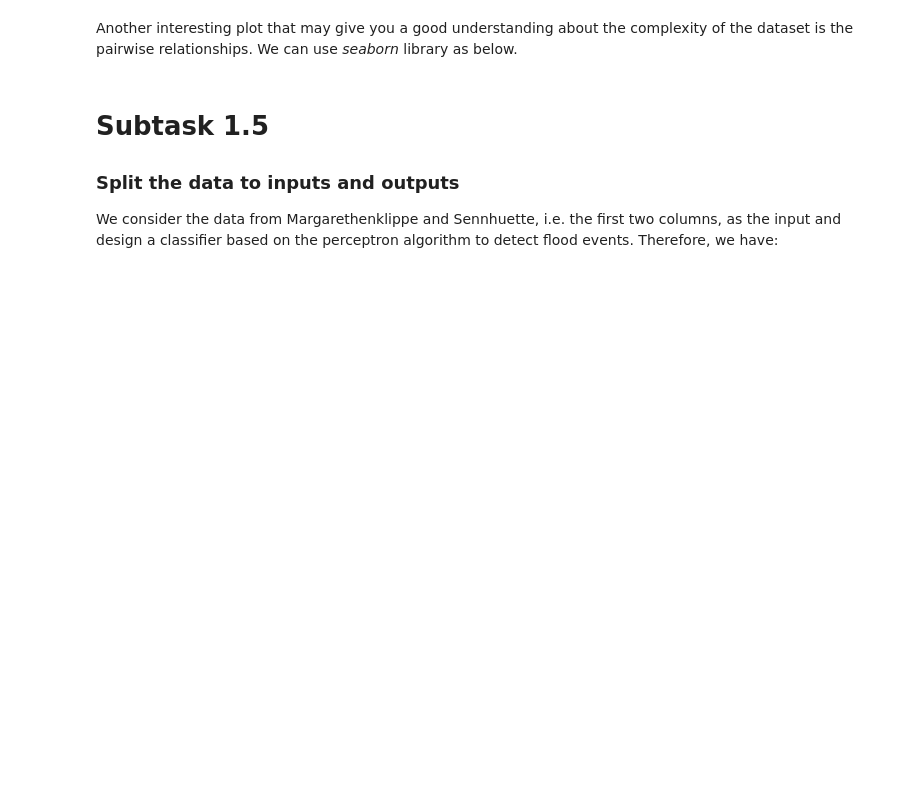
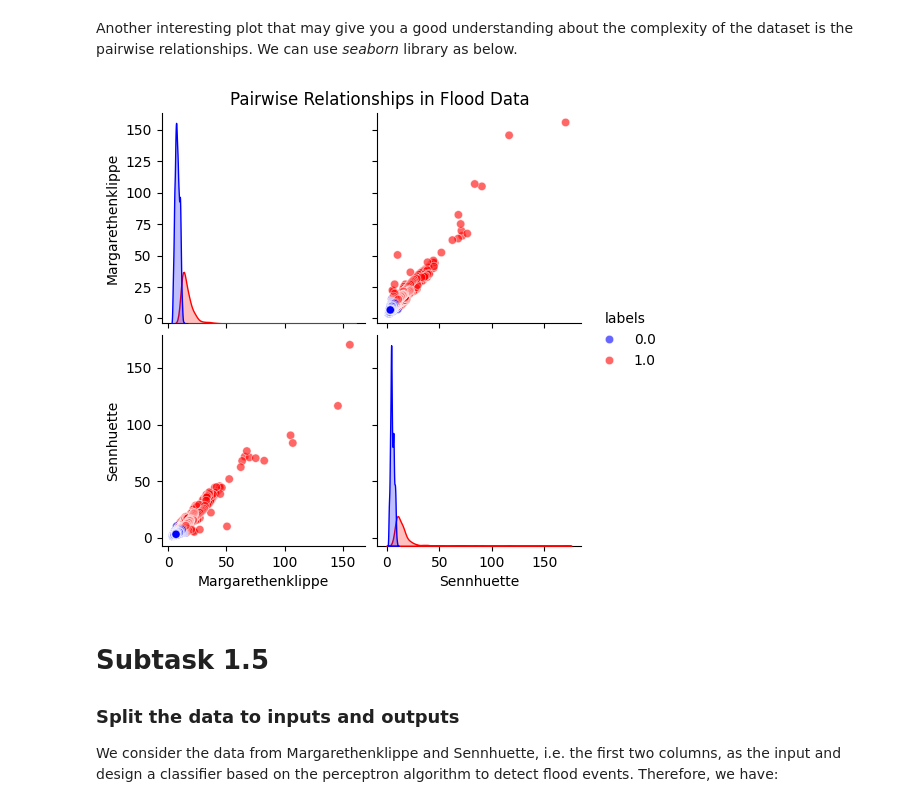
Before and after one commit to hamoud-Hmd/ADL_google_colab, a Jupyter notebook: Task_01.ipynb, the cells around one changed output. Cells and saved outputs as stored; diff of their text form; code cells hidden in the pictures; blank space fills up the shorter version.

```diff
--- a/Task_01.ipynb
+++ b/Task_01.ipynb
@@ -241,3 +315,11 @@ sns.pairplot(data)
+# %%
+# sns.pairplot(data)
+
+sns.pairplot(data, hue='labels', palette={0: 'blue', 1: 'red'}, plot_kws={'alpha': 0.6})
+plt.suptitle('Pairwise Relationships in Flood Data', y=1.02)
+plt.show()
+# %% [output]
+[figure, added]
 # %% [markdown]
 # Subtask 1.5
 
```
Also changed, not shown: parts of 26 cells of this notebook.
